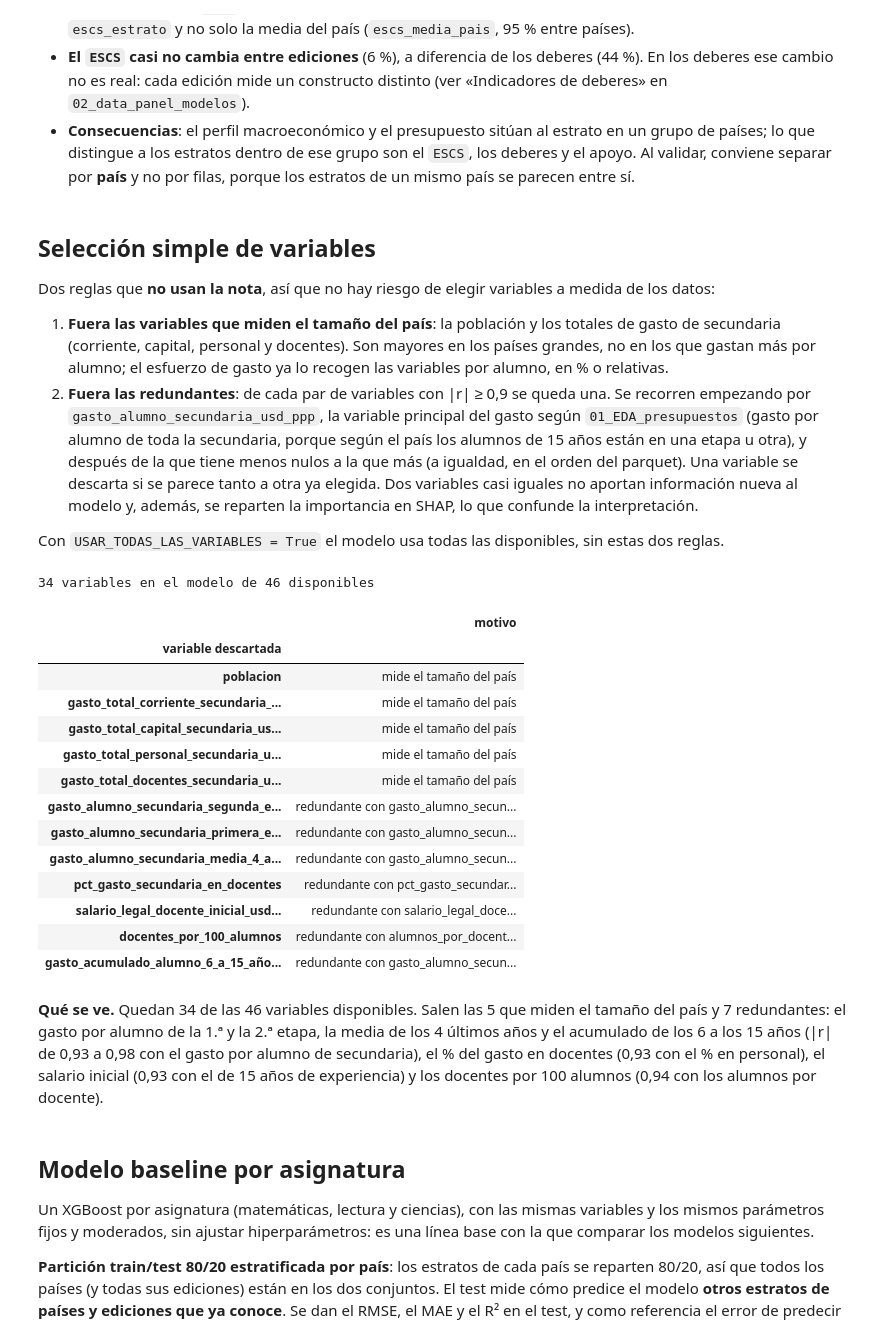
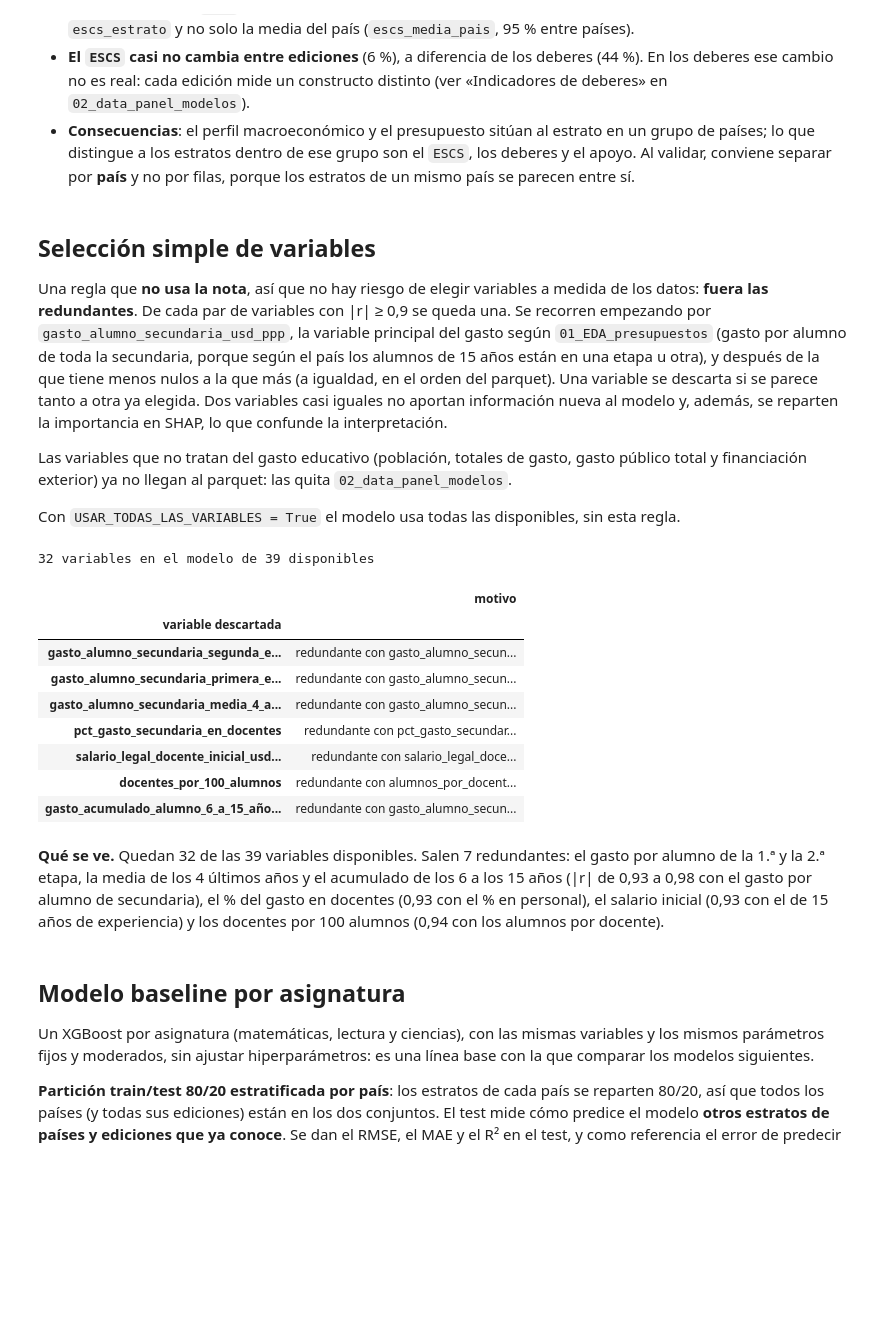
Before and after one commit to musero55/tfm_data_science, a Jupyter notebook: notebooks/fase_3_modelado/03_modelado.ipynb, the cells around one changed output. Drawn from its saved outputs; the diff is of its cells as text; code cells hidden in the pictures; blank space fills up the shorter version.

```diff
--- a/notebooks/fase_3_modelado/03_modelado.ipynb
+++ b/notebooks/fase_3_modelado/03_modelado.ipynb
@@ -99,46 +100,36 @@ plt.show()
 # %% [markdown]
 ## Selección simple de variables
 
-Dos reglas que **no usan la nota**, así que no hay riesgo de elegir variables a medida de los datos:
+Una regla que **no usa la nota**, así que no hay riesgo de elegir variables a medida de los datos: **fuera las redundantes**. De cada par de variables con |r| ≥ 0,9 se queda una. Se recorren empezando por `gasto_alumno_secundaria_usd_ppp`, la variable principal del gasto según `01_EDA_presupuestos` (gasto por alumno de toda la secundaria, porque según el país los alumnos de 15 años están en una etapa u otra), y después de la que tiene menos nulos a la que más (a igualdad, en el orden del parquet). Una variable se descarta si se parece tanto a otra ya elegida. Dos variables casi iguales no aportan información nueva al modelo y, además, se reparten la importancia en SHAP, lo que confunde la interpretación.
 
-1. **Fuera las variables que miden el tamaño del país**: la población y los totales de gasto de secundaria (corriente, capital, personal y docentes). Son mayores en los países grandes, no en los que gastan más por alumno; el esfuerzo de gasto ya lo recogen las variables por alumno, en % o relativas.
-2. **Fuera las redundantes**: de cada par de variables con |r| ≥ 0,9 se queda una. Se recorren empezando por `gasto_alumno_secundaria_usd_ppp`, la variable principal del gasto según `01_EDA_presupuestos` (gasto por alumno de toda la secundaria, porque según el país los alumnos de 15 años están en una etapa u otra), y después de la que tiene menos nulos a la que más (a igualdad, en el orden del parquet). Una variable se descarta si se parece tanto a otra ya elegida. Dos variables casi iguales no aportan información nueva al modelo y, además, se reparten la importancia en SHAP, lo que confunde la interpretación.
+Las variables que no tratan del gasto educativo (población, totales de gasto, gasto público total y financiación exterior) ya no llegan al parquet: las quita `02_data_panel_modelos`.
 
-Con `USAR_TODAS_LAS_VARIABLES = True` el modelo usa todas las disponibles, sin estas dos reglas.
+Con `USAR_TODAS_LAS_VARIABLES = True` el modelo usa todas las disponibles, sin esta regla.
 # %%
 USAR_TODAS_LAS_VARIABLES = False
 UMBRAL_REDUNDANCIA = 0.9
-variables_tamaño_pais = ['poblacion', 'gasto_total_corriente_secundaria_usd_ppp', 'gasto_total_capital_secundaria_usd_ppp',
-                         'gasto_total_personal_secundaria_usd_ppp', 'gasto_total_docentes_secundaria_usd_ppp']
-
 VARIABLES_PRIORITARIAS = ['gasto_alumno_secundaria_usd_ppp']   # variable principal del gasto (01_EDA_presupuestos): se considera la primera
 
-# Regla 2: primero las prioritarias y después de menos nulos a más (sorted es estable: a igualdad, orden del parquet);
+# Primero las prioritarias y después de menos nulos a más (sorted es estable: a igualdad, orden del parquet);
 # se descarta la variable que se parece a una ya elegida
-sin_tamaño = [variable for variable in variables_disponibles if variable not in variables_tamaño_pais]
-correlacion_absoluta = datos[sin_tamaño].corr().abs()
-orden_revision = VARIABLES_PRIORITARIAS + sorted([variable for variable in sin_tamaño if variable not in VARIABLES_PRIORITARIAS], key=lambda columna: datos[columna].isna().mean())
-elegidas, motivo_descarte = [], {variable: 'mide el tamaño del país' for variable in variables_tamaño_pais}
+correlacion_absoluta = datos[variables_disponibles].corr().abs()
+orden_revision = VARIABLES_PRIORITARIAS + sorted([variable for variable in variables_disponibles if variable not in VARIABLES_PRIORITARIAS], key=lambda columna: datos[columna].isna().mean())
+elegidas, motivo_descarte = [], {}
 for variable in orden_revision:
     parecidas = [elegida for elegida in elegidas if correlacion_absoluta.loc[variable, elegida] >= UMBRAL_REDUNDANCIA]
     if parecidas:
         motivo_descarte[variable] = f'redundante con {parecidas[0]} (|r| = {correlacion_absoluta.loc[variable, parecidas[0]]:.2f})'
     else:
         elegidas.append(variable)
 
 variables_modelo = variables_disponibles if USAR_TODAS_LAS_VARIABLES else [variable for variable in variables_disponibles if variable in elegidas]
 print(f'{len(variables_modelo)} variables en el modelo de {len(variables_disponibles)} disponibles')
 with pd.option_context('display.max_colwidth', 120):
     display(pd.Series(motivo_descarte, name='motivo').rename_axis('variable descartada').to_frame())
 # %% [output]
-34 variables en el modelo de 46 disponibles
+32 variables en el modelo de 39 disponibles
 |  | motivo |
 | variable descartada |  |
-| poblacion | mide el tamaño del país |
-| gasto_total_corriente_secundaria_... | mide el tamaño del país |
-| gasto_total_capital_secundaria_us... | mide el tamaño del país |
-| gasto_total_personal_secundaria_u... | mide el tamaño del país |
-| gasto_total_docentes_secundaria_u... | mide el tamaño del país |
 | gasto_alumno_secundaria_segunda_e... | redundante con gasto_alumno_secun... |
 | gasto_alumno_secundaria_primera_e... | redundante con gasto_alumno_secun... |
 | gasto_alumno_secundaria_media_4_a... | redundante con gasto_alumno_secun... |
@@ -147,7 +138,7 @@ with pd.option_context('display.max_colwidth', 120):
 | docentes_por_100_alumnos | redundante con alumnos_por_docent... |
 | gasto_acumulado_alumno_6_a_15_año... | redundante con gasto_alumno_secun... |
 # %% [markdown]
-**Qué se ve.** Quedan 34 de las 46 variables disponibles. Salen las 5 que miden el tamaño del país y 7 redundantes: el gasto por alumno de la 1.ª y la 2.ª etapa, la media de los 4 últimos años y el acumulado de los 6 a los 15 años (|r| de 0,93 a 0,98 con el gasto por alumno de secundaria), el % del gasto en docentes (0,93 con el % en personal), el salario inicial (0,93 con el de 15 años de experiencia) y los docentes por 100 alumnos (0,94 con los alumnos por docente).
+**Qué se ve.** Quedan 32 de las 39 variables disponibles. Salen 7 redundantes: el gasto por alumno de la 1.ª y la 2.ª etapa, la media de los 4 últimos años y el acumulado de los 6 a los 15 años (|r| de 0,93 a 0,98 con el gasto por alumno de secundaria), el % del gasto en docentes (0,93 con el % en personal), el salario inicial (0,93 con el de 15 años de experiencia) y los docentes por 100 alumnos (0,94 con los alumnos por docente).
 # %% [markdown]
 ## Modelo baseline por asignatura
 
```
Also changed, not shown: parts of 12 cells of this notebook, 14 other files.
